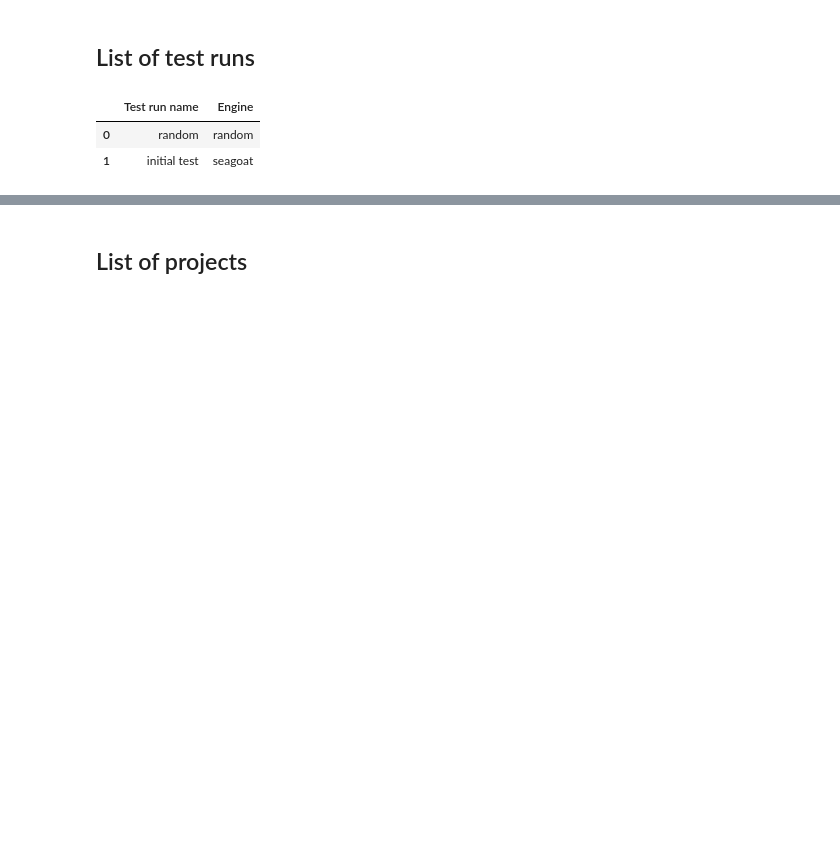
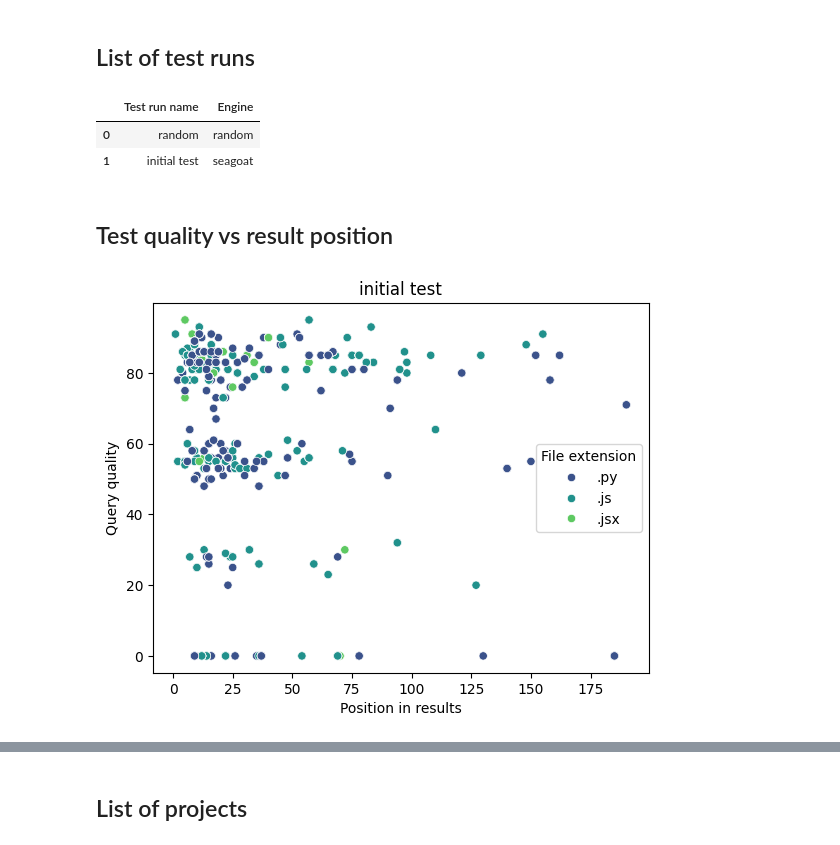
Before and after one commit to kantord/SeaGOAT, a Jupyter notebook: benchmark/benchmark.ipynb, the cells around one changed output, grey strips where cells are left out. Cells and saved outputs as stored; diff of their text form; code cells hidden in the pictures; blank space fills up the shorter version.

Commit message:
chore: add more charts to benchmark

```diff
--- a/benchmark/benchmark.ipynb
+++ b/benchmark/benchmark.ipynb
@@ -70,3 +73,23 @@ df.drop(columns=["Data"])
 |  | Test run name | Engine |
 | 0 | random | random |
 | 1 | initial test | seagoat |
+# %% [markdown]
+## Test quality vs result position
+# %%
+for test_run in list_of_test_runs:
+    examples_df = pd.DataFrame(iterate_queries(load_results(test_run)))
+    examples_df['Position in results'] = examples_df.apply(lambda row: row['positionOfCorrectResult']['seagoat'], axis=1)
+    examples_df['Repository'] = examples_df.apply(lambda row: row['repo']['name'], axis=1)
+    examples_df['Query quality'] = examples_df.apply(lambda row: row['qualityScore'], axis=1)
+    examples_df['File extension'] = examples_df.apply(lambda row: os.path.splitext(row['targetCode']['path'])[1], axis=1)
+    examples_df = examples_df.drop(columns=["queries", "uuid", "text", "repo", "targetCode", "positionOfCorrectResult", "qualityScore"])
+    sns.scatterplot(
+        x='Position in results',
+        y='Query quality',
+        hue='File extension',
+        data=examples_df,
+        palette="viridis"
+    ).set_title(test_run)
+    plt.show()
+# %% [output]
+[figure, added]
```
Also changed, not shown: parts of 5 cells of this notebook, 3 other files.
